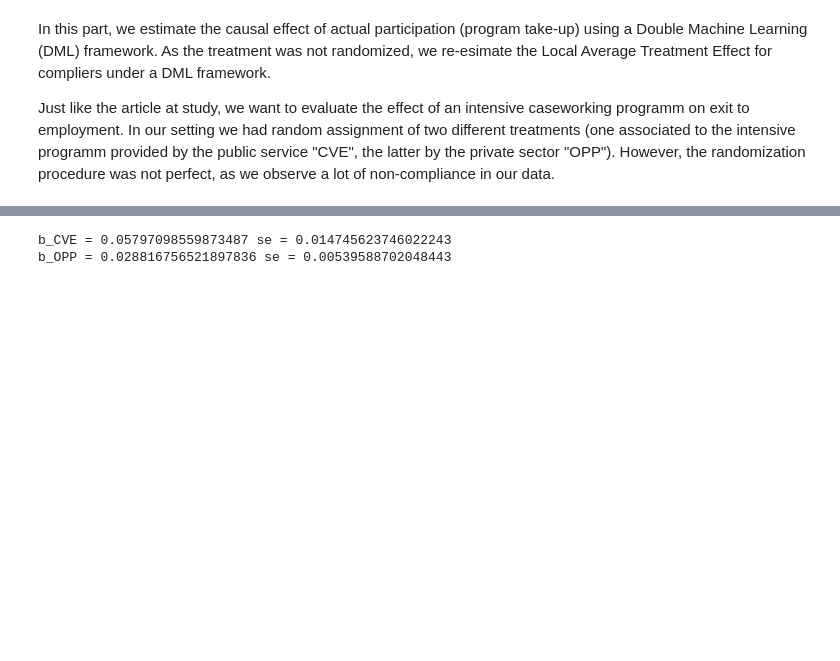
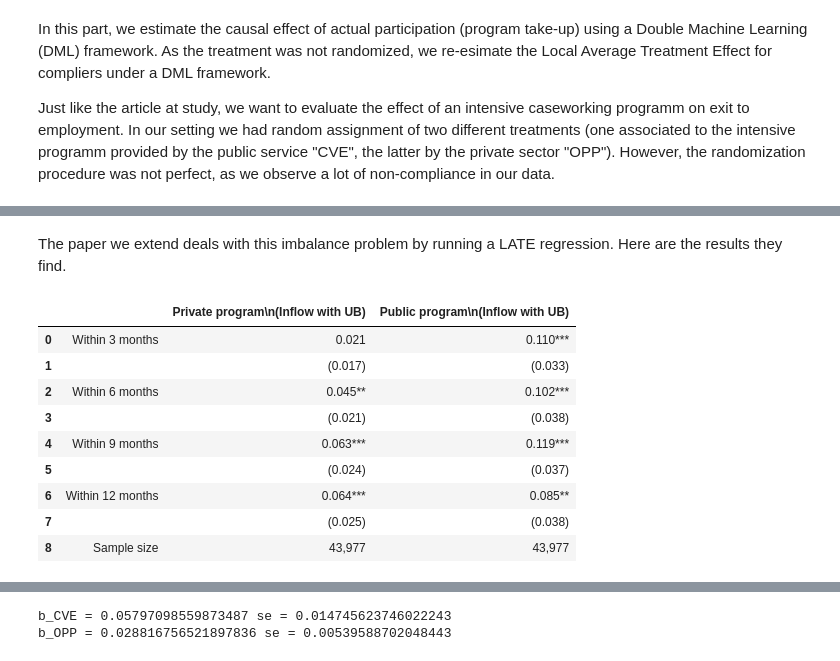
Before and after one commit to selaazdoudi/Private-vs-Public-Job-Search-Counseling, a Jupyter notebook: DML_LATE.ipynb, the cells around one changed output, grey strips where cells are left out. Saved outputs shown, nothing was run; the diff lists cells and outputs as text; code cells hidden in the pictures; blank space fills up the shorter version.

```diff
--- a/DML_LATE.ipynb
+++ b/DML_LATE.ipynb
@@ -51,0 +112,73 @@ Just like the article at study, we want to evaluate the effect of an intensive c
+# %% [markdown]
+The paper we extend deals with this imbalance problem by running a LATE regression. Here are the results they find.
+# %%
+rows = []
+
+for spec in specs:
+
+    cols = [spec["y"], spec["d_cve"], spec["d_opp"], "CVE", "OPP", spec["w"]]
+    temp = sample_cveopp[cols].copy().dropna()
+
+    y = pd.to_numeric(temp[spec["y"]], errors="coerce")
+    d_cve = pd.to_numeric(temp[spec["d_cve"]], errors="coerce")
+    d_opp = pd.to_numeric(temp[spec["d_opp"]], errors="coerce")
+    z = temp[["CVE", "OPP"]].apply(pd.to_numeric, errors="coerce")
+    w = pd.to_numeric(temp[spec["w"]], errors="coerce")
+
+    valid = y.notna() & d_cve.notna() & d_opp.notna() & z.notna().all(axis=1) & w.notna()
+    y = y.loc[valid]
+    d_cve = d_cve.loc[valid]
+    d_opp = d_opp.loc[valid]
+    z = z.loc[valid]
+    w = w.loc[valid]
+
+    # instruments + constante
+    Z = sm.add_constant(z, has_constant="add")
+
+    # first stage for CVE treatment
+    fs_cve = sm.WLS(d_cve, Z, weights=w).fit()
+
+    # first stage for OPP treatment
+    fs_opp = sm.WLS(d_opp, Z, weights=w).fit()
+
+    # fitted endogenous regressors
+    d_cve_hat = fs_cve.fittedvalues.rename(spec["d_cve"])
+    d_opp_hat = fs_opp.fittedvalues.rename(spec["d_opp"])
+
+    # second stage
+    Xhat = pd.concat([d_opp_hat, d_cve_hat], axis=1)
+    Xhat = sm.add_constant(Xhat, has_constant="add")
+
+    ss = sm.WLS(y, Xhat, weights=w).fit(cov_type="HC1")
+
+    opp_coef, opp_se = fmt_coef_and_se(ss, spec["d_opp"])
+    cve_coef, cve_se = fmt_coef_and_se(ss, spec["d_cve"])
+
+    rows.append([spec["label"], opp_coef, cve_coef])
+    rows.append(["", opp_se, cve_se])
+
+    n_used = len(y)
+
+rows.append(["Sample size", f"{n_used:,}", f"{n_used:,}"])
+
+table_iv_manual = pd.DataFrame(
+    rows,
+    columns=[
+        "",
+        "Private program\n(Inflow with UB)",
+        "Public program\n(Inflow with UB)"
+    ]
+)
+
+display(table_iv_manual)
+# %% [output]
+|  |  | Private program\n(Inflow with UB) | Public program\n(Inflow with UB) |
+| 0 | Within 3 months | 0.021 | 0.110*** |
+| 1 |  | (0.017) | (0.033) |
+| 2 | Within 6 months | 0.045** | 0.102*** |
+| 3 |  | (0.021) | (0.038) |
+| 4 | Within 9 months | 0.063*** | 0.119*** |
+| 5 |  | (0.024) | (0.037) |
+| 6 | Within 12 months | 0.064*** | 0.085** |
+| 7 |  | (0.025) | (0.038) |
+| 8 | Sample size | 43,977 | 43,977 |
```
Also changed, not shown: parts of 24 cells of this notebook, 1 other file.
